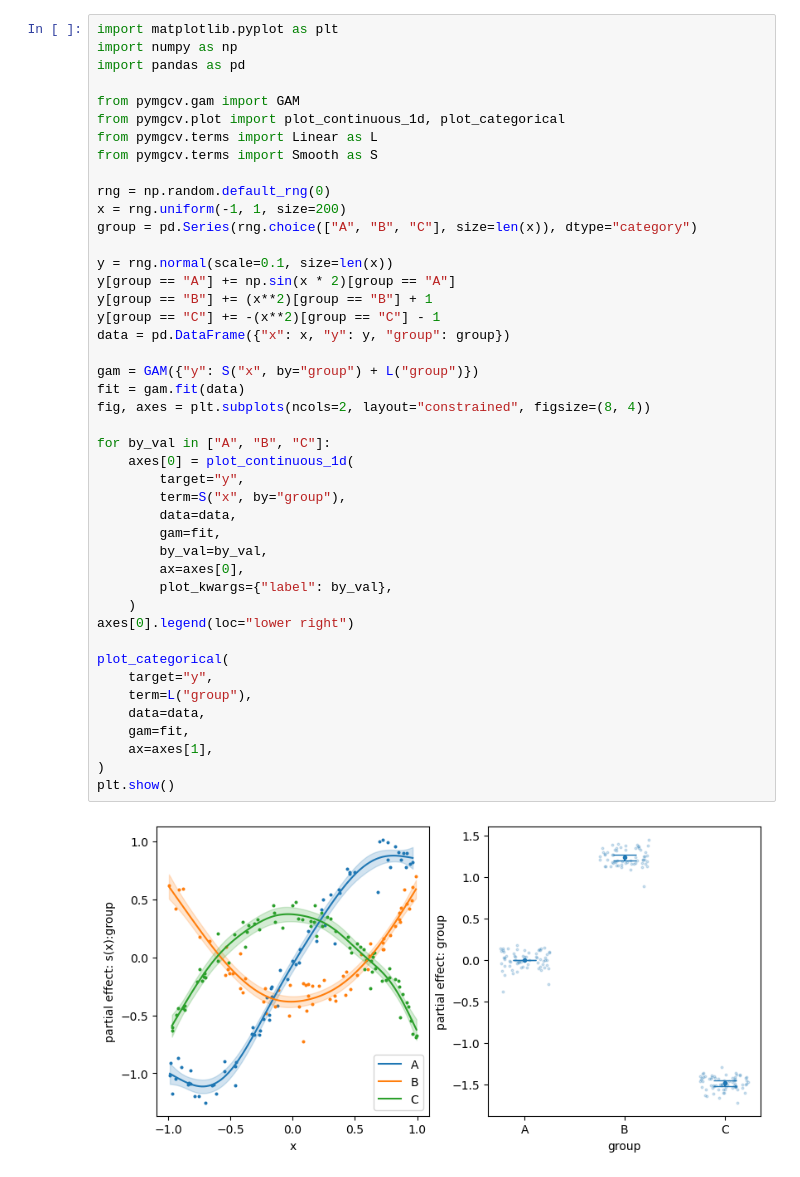
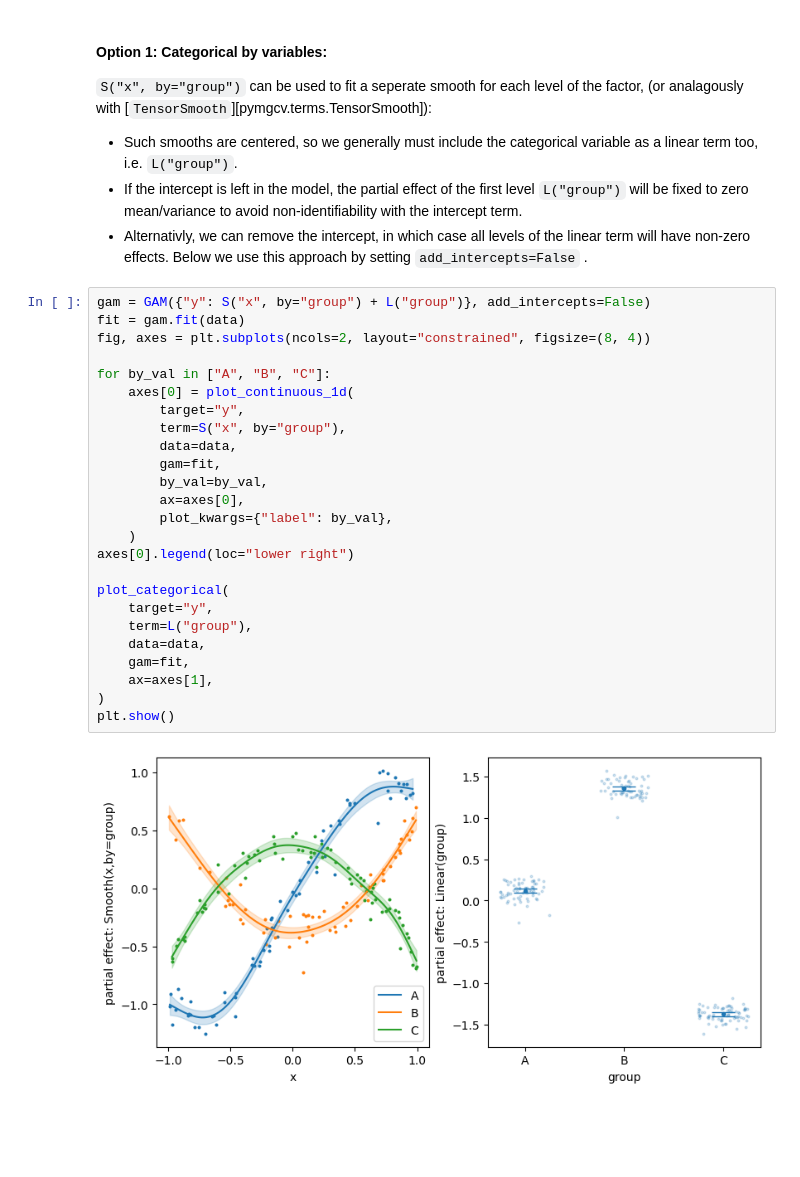
Before and after one commit to danielward27/pymgcv, a Jupyter notebook: docs/examples/smooth_by_categorical.ipynb, the cells around one changed output. Cells and saved outputs as stored; diff of their text form; blank space fills up the shorter version.

Commit message:
Plotting by categoricals and docs

```diff
--- a/docs/examples/smooth_by_categorical.ipynb
+++ b/docs/examples/smooth_by_categorical.ipynb
@@ -8,46 +30,35 @@ Fitting a seperate smooth for each level can be done using a categorical by vari
+# %% [markdown]
+
+#### Option 1: Categorical by variables:
+`S("x", by="group")` can be used to fit a seperate smooth for each level of the factor, (or analagously with [`TensorSmooth`][pymgcv.terms.TensorSmooth]):
+
+- Such smooths are centered, so we generally must include the categorical variable as a linear term too, i.e. `L("group")`.
+- If the intercept is left in the model, the partial effect of the first level `L("group")` will be fixed to zero mean/variance to avoid non-identifiability with the intercept term.
+- Alternativly, we can remove the intercept, in which case all levels of the linear term will have non-zero effects. Below we use this approach by setting ``add_intercepts=False`` .
 # %%
-import matplotlib.pyplot as plt
-import numpy as np
-import pandas as pd
-
-from pymgcv.gam import GAM
-from pymgcv.plot import plot_continuous_1d, plot_categorical
-from pymgcv.terms import Linear as L
-from pymgcv.terms import Smooth as S
-
-rng = np.random.default_rng(0)
-x = rng.uniform(-1, 1, size=200)
-group = pd.Series(rng.choice(["A", "B", "C"], size=len(x)), dtype="category")
-
-y = rng.normal(scale=0.1, size=len(x))
-y[group == "A"] += np.sin(x * 2)[group == "A"]
-y[group == "B"] += (x**2)[group == "B"] + 1
-y[group == "C"] += -(x**2)[group == "C"] - 1
-data = pd.DataFrame({"x": x, "y": y, "group": group})
-
-gam = GAM({"y": S("x", by="group") + L("group")})
+gam = GAM({"y": S("x", by="group") + L("group")}, add_intercepts=False)
 fit = gam.fit(data)
 fig, axes = plt.subplots(ncols=2, layout="constrained", figsize=(8, 4))
 
 for by_val in ["A", "B", "C"]:
     axes[0] = plot_continuous_1d(
         target="y",
         term=S("x", by="group"),
         data=data,
         gam=fit,
         by_val=by_val,
         ax=axes[0],
         plot_kwargs={"label": by_val},
     )
 axes[0].legend(loc="lower right")
 
 plot_categorical(
     target="y",
     term=L("group"),
     data=data,
     gam=fit,
     ax=axes[1],
 )
 plt.show()
 # %% [output]
-[figure, old version]
+[figure, new version]
```
Also changed, not shown: parts of 4 cells of this notebook, 6 other files.
